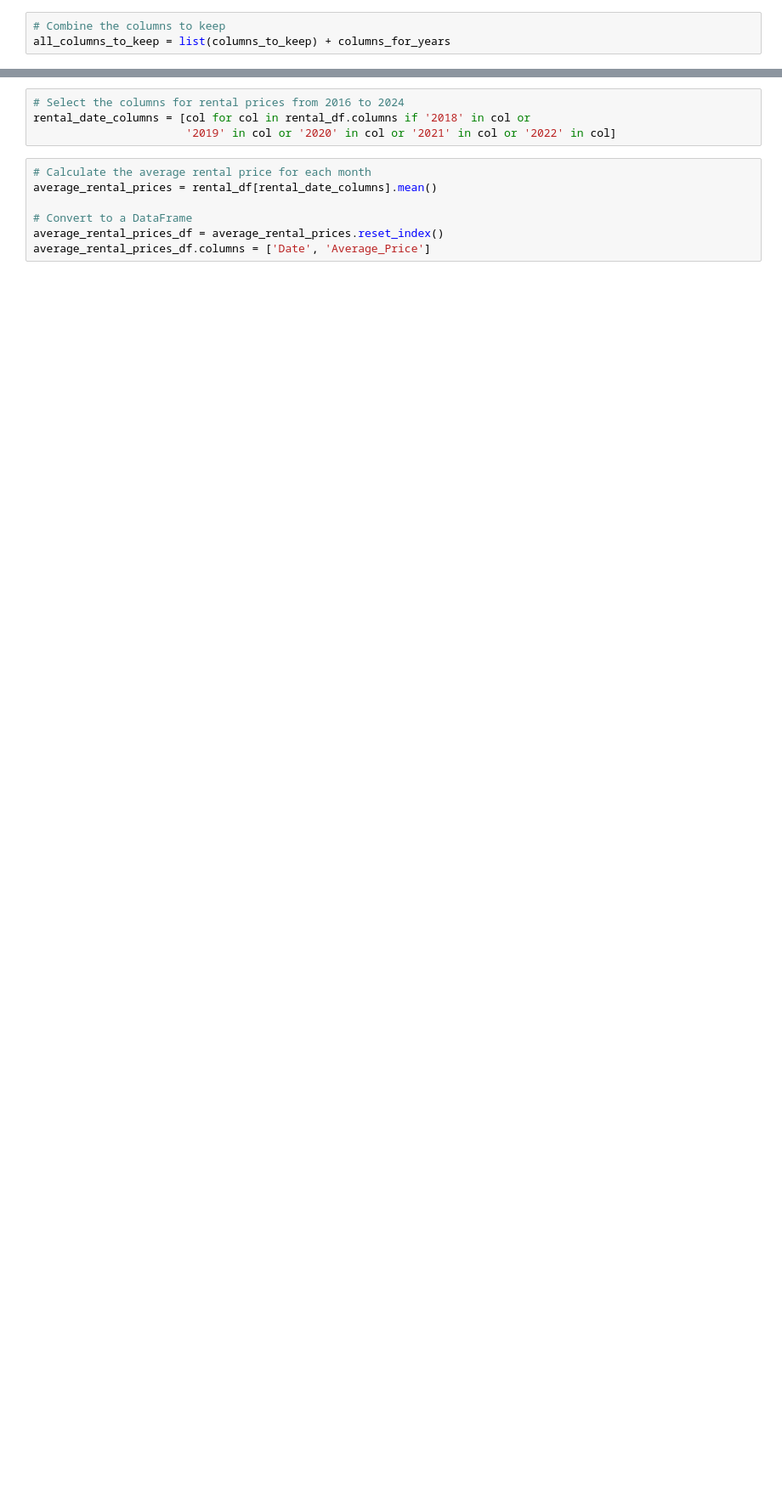
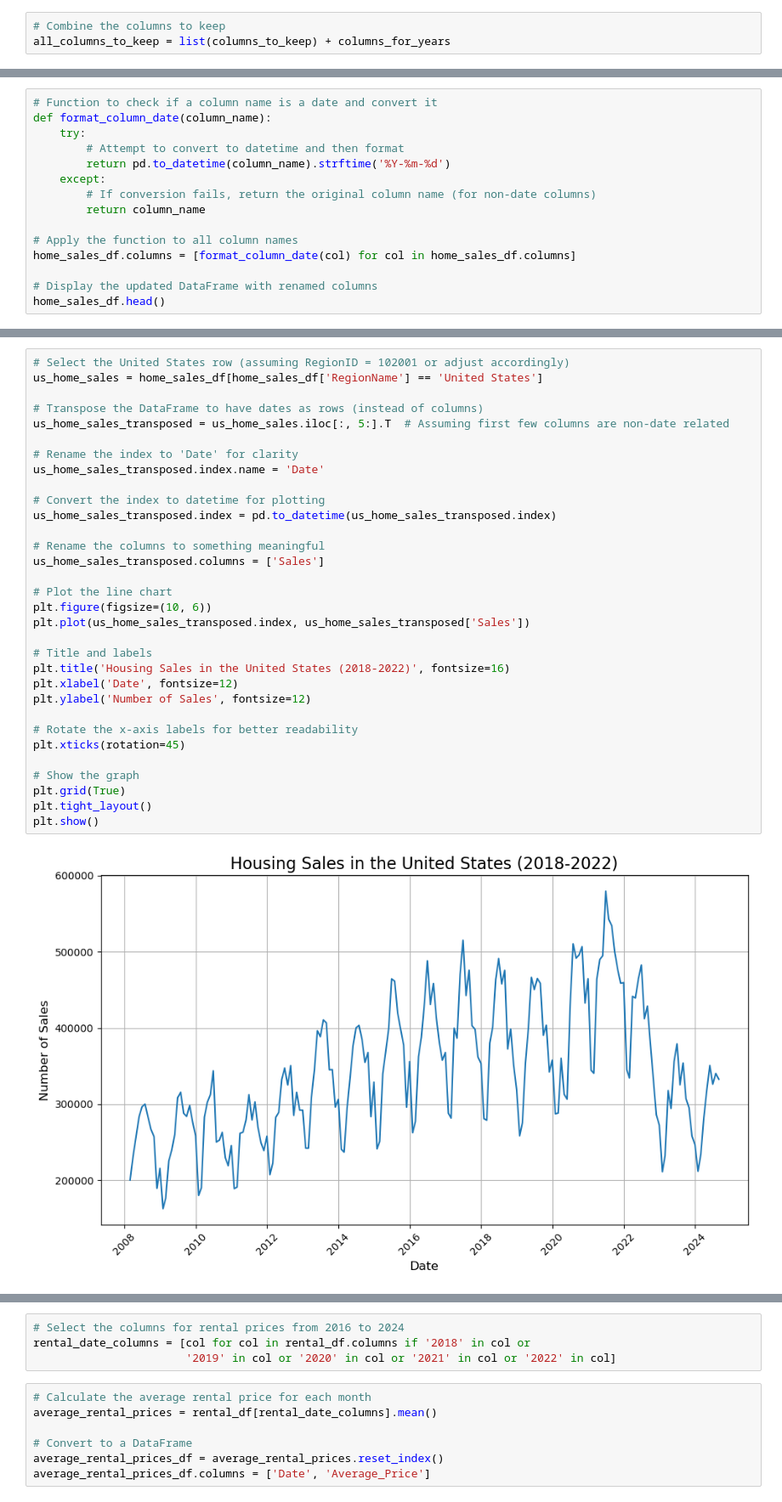
Before and after one commit to elgnol/RealEstate_Project_3, a Jupyter notebook: Analysis/Data_analysis - Taireagan.ipynb, the cells around one changed output, grey strips where cells are left out. Shown at 85% size. Cells and saved outputs as stored; diff of their text form; blank space fills up the shorter version.

```diff
--- a/Analysis/Data_analysis - Taireagan.ipynb
+++ b/Analysis/Data_analysis - Taireagan.ipynb
@@ -123,0 +96,15 @@ home_df_filtered
+# %%
+# Function to check if a column name is a date and convert it
+def format_column_date(column_name):
+    try:
+        # Attempt to convert to datetime and then format
+        return pd.to_datetime(column_name).strftime('%Y-%m-%d')
+    except:
+        # If conversion fails, return the original column name (for non-date columns)
+        return column_name
+
+# Apply the function to all column names
+home_sales_df.columns = [format_column_date(col) for col in home_sales_df.columns]
+
+# Display the updated DataFrame with renamed columns
+home_sales_df.head()
@@ -128,2 +126,36 @@ date_columns = [col for col in home_df_filtered.columns if '2018' in col or
+# %%
+# Select the United States row (assuming RegionID = 102001 or adjust accordingly)
+us_home_sales = home_sales_df[home_sales_df['RegionName'] == 'United States']
+
+# Transpose the DataFrame to have dates as rows (instead of columns)
+us_home_sales_transposed = us_home_sales.iloc[:, 5:].T  # Assuming first few columns are non-date related
+
+# Rename the index to 'Date' for clarity
+us_home_sales_transposed.index.name = 'Date'
+
+# Convert the index to datetime for plotting
+us_home_sales_transposed.index = pd.to_datetime(us_home_sales_transposed.index)
+
+# Rename the columns to something meaningful
+us_home_sales_transposed.columns = ['Sales']
+
+# Plot the line chart
+plt.figure(figsize=(10, 6))
+plt.plot(us_home_sales_transposed.index, us_home_sales_transposed['Sales'])
+
+# Title and labels
+plt.title('Housing Sales in the United States (2018-2022)', fontsize=16)
+plt.xlabel('Date', fontsize=12)
+plt.ylabel('Number of Sales', fontsize=12)
+
+# Rotate the x-axis labels for better readability
+plt.xticks(rotation=45)
+
+# Show the graph
+plt.grid(True)
+plt.tight_layout()
+plt.show()
+# %% [output]
+[figure, added]
 # %%
 # calculate avg housing price for each month
```
Also changed, not shown: parts of 27 cells of this notebook, 27 other files.
